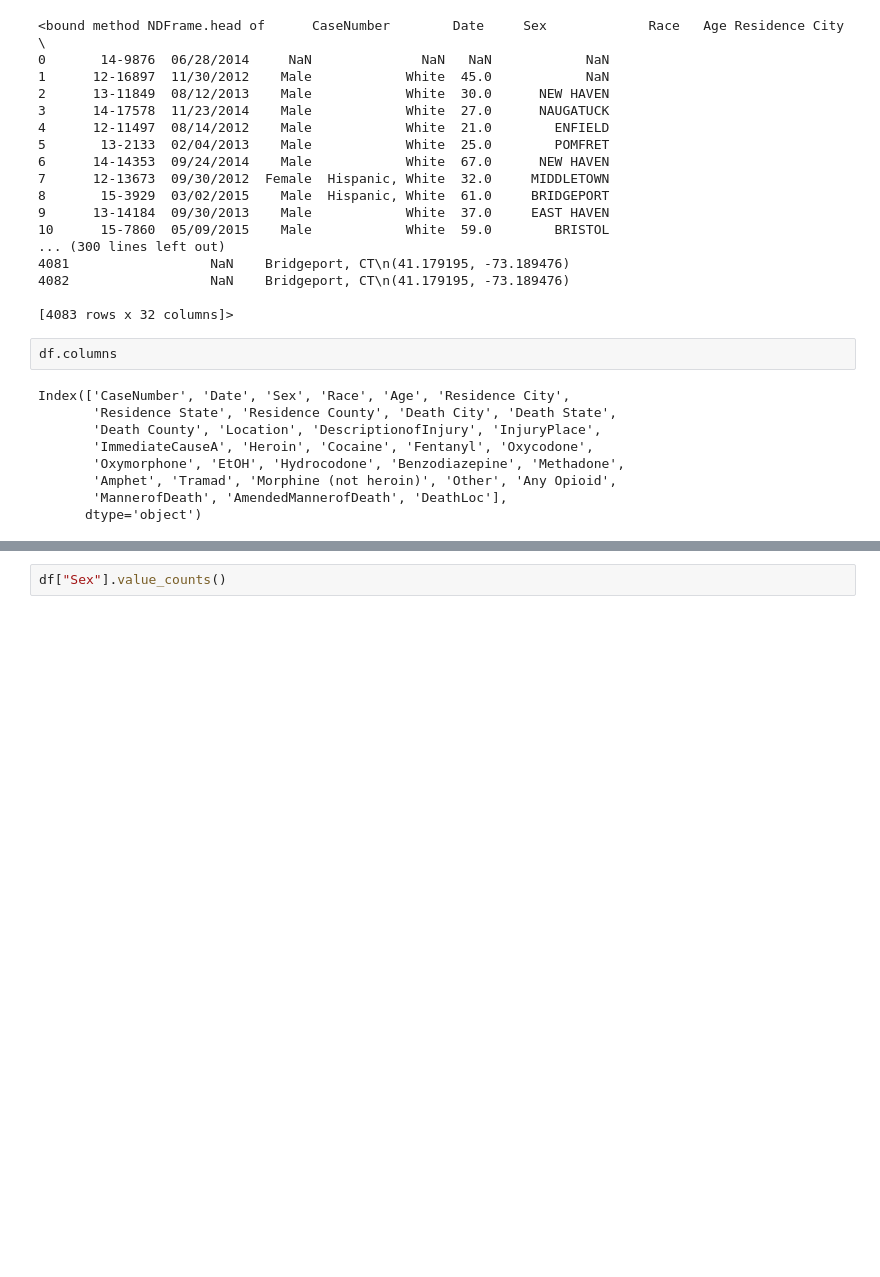
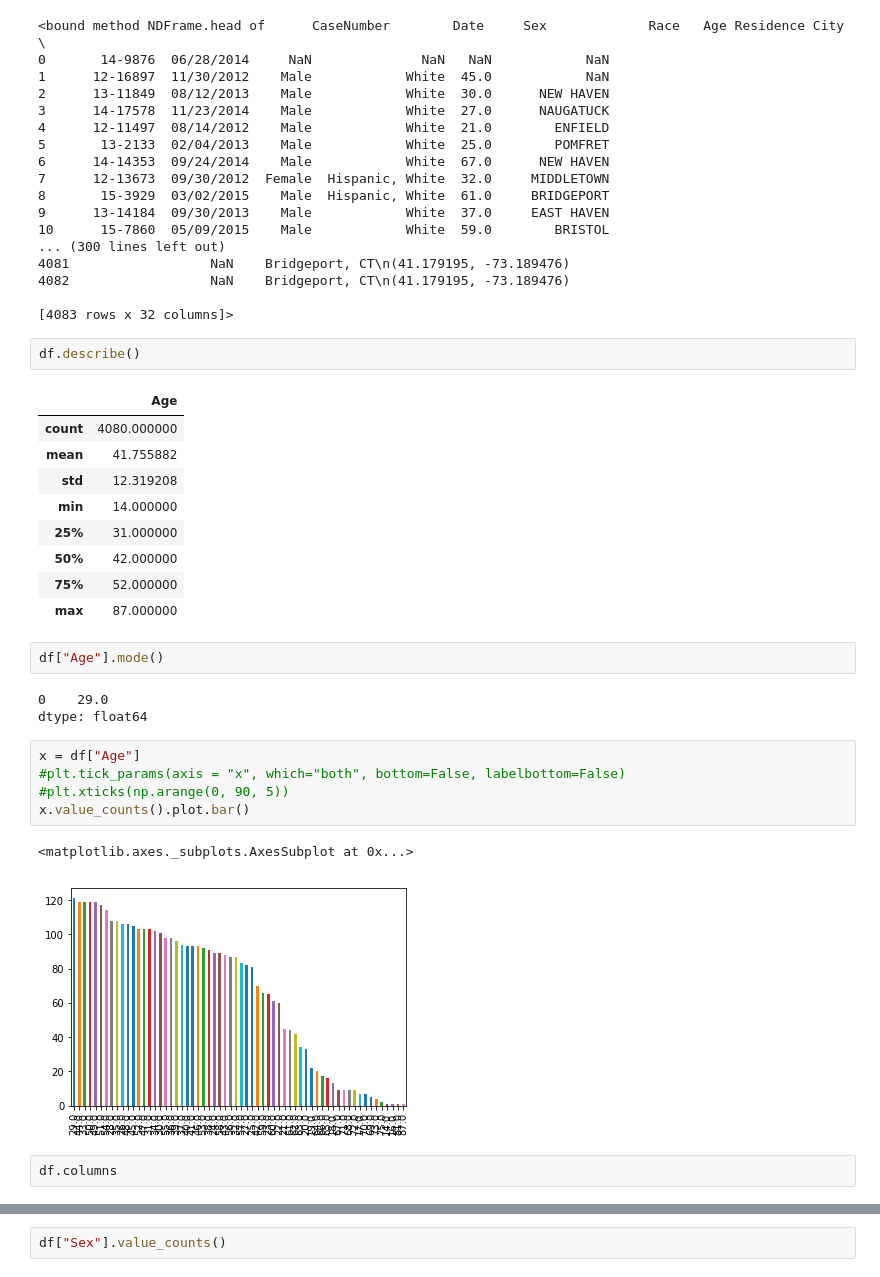
Before and after one commit to jtillis0317/Drills-and-Projects, a Jupyter notebook: Capstone.Unit4.ipynb, the cells around one changed output, grey strips where cells are left out. Cells and saved outputs as stored; diff of their text form; blank space fills up the shorter version.

```diff
--- a/Capstone.Unit4.ipynb
+++ b/Capstone.Unit4.ipynb
@@ -26,13 +27,29 @@ print(df.head)
 
 [4083 rows x 32 columns]>
 # %%
-df.columns
+df.describe()
 # %% [output]
-Index(['CaseNumber', 'Date', 'Sex', 'Race', 'Age', 'Residence City',
-       'Residence State', 'Residence County', 'Death City', 'Death State',
-       'Death County', 'Location', 'DescriptionofInjury', 'InjuryPlace',
-       'ImmediateCauseA', 'Heroin', 'Cocaine', 'Fentanyl', 'Oxycodone',
-       'Oxymorphone', 'EtOH', 'Hydrocodone', 'Benzodiazepine', 'Methadone',
-       'Amphet', 'Tramad', 'Morphine (not heroin)', 'Other', 'Any Opioid',
-       'MannerofDeath', 'AmendedMannerofDeath', 'DeathLoc'],
-      dtype='object')
+|  | Age |
+| count | 4080.000000 |
+| mean | 41.755882 |
+| std | 12.319208 |
+| min | 14.000000 |
+| 25% | 31.000000 |
+| 50% | 42.000000 |
+| 75% | 52.000000 |
+| max | 87.000000 |
+# %%
+df["Age"].mode()
+# %% [output]
+0    29.0
+dtype: float64
+# %%
+x = df["Age"]
+#plt.tick_params(axis = "x", which="both", bottom=False, labelbottom=False)
+#plt.xticks(np.arange(0, 90, 5))
+x.value_counts().plot.bar()
+# %% [output]
+<matplotlib.axes._subplots.AxesSubplot at 0x...>
+[figure, added]
+# %% [raw]
+df.columns
```
Also changed, not shown: parts of 28 cells of this notebook.
